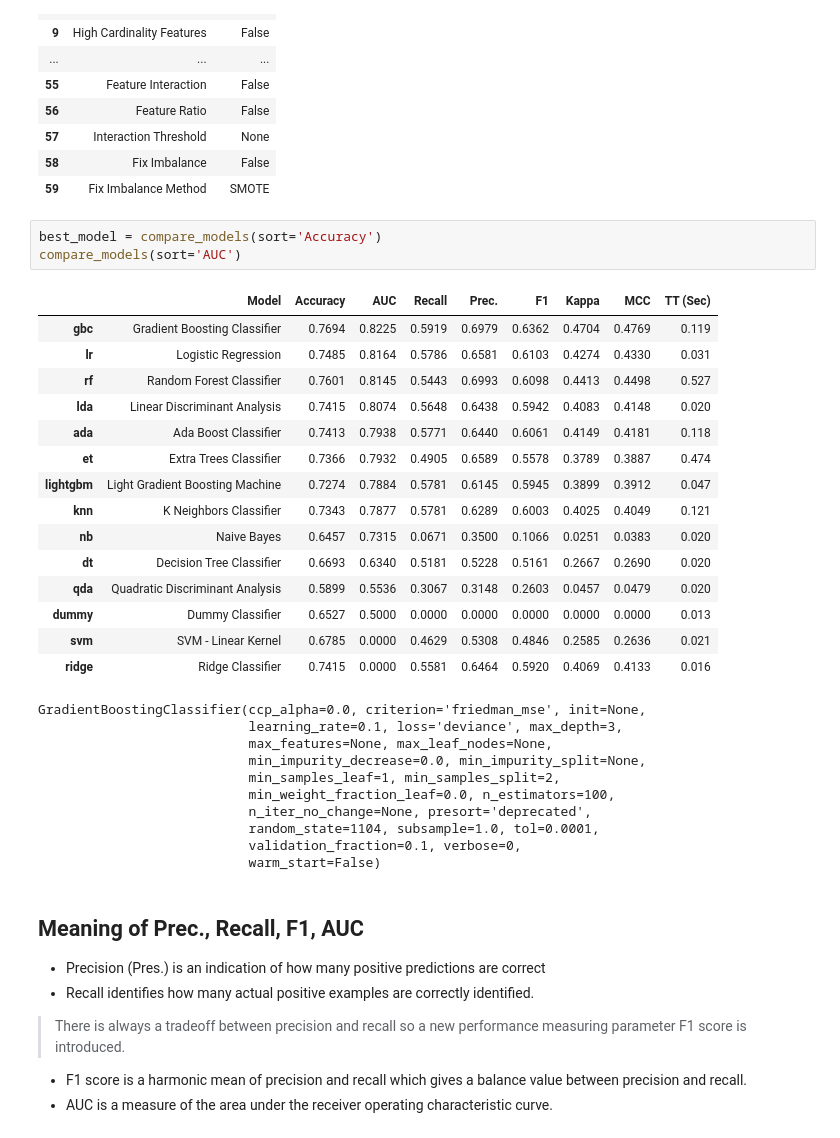
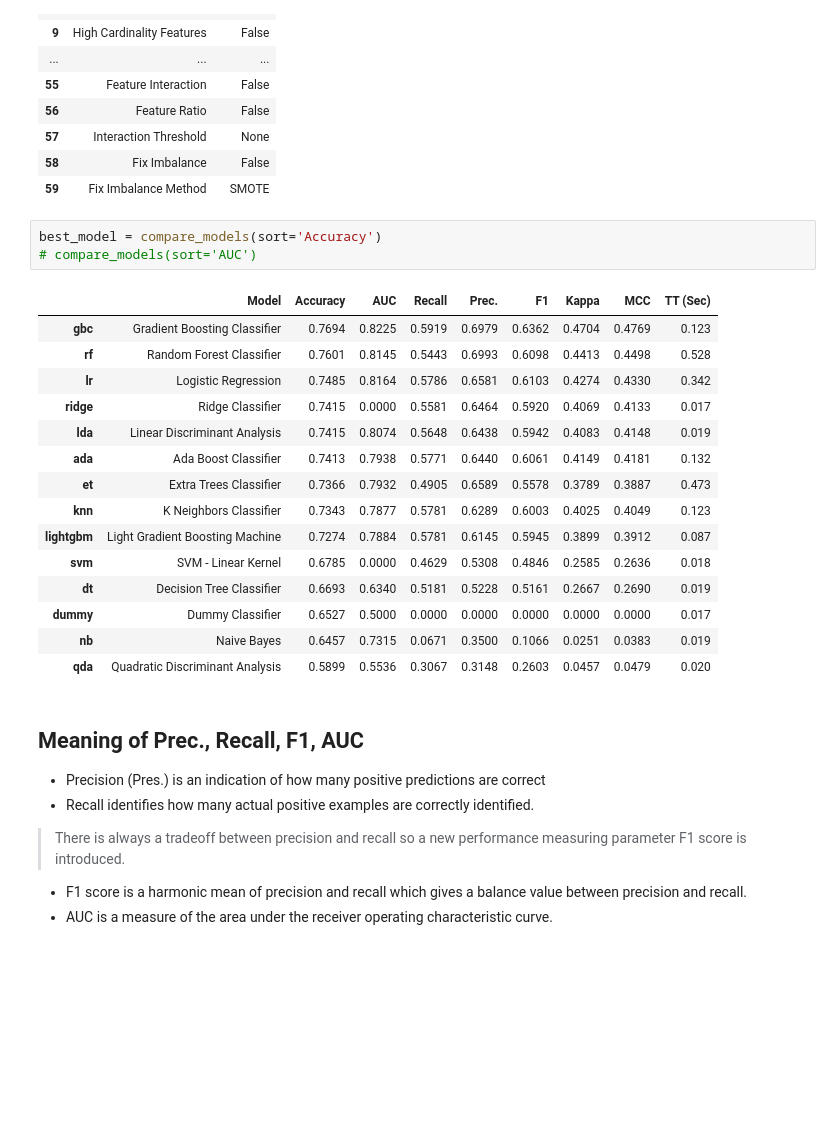
Before and after one commit to joung-jaeeun/pdm20, a Jupyter notebook: py-tensorflow/DL4-autoML/diabetes_autoML_df_df2.ipynb, the cells around one changed output. Drawn from its saved outputs; the diff is of its cells as text; blank space fills up the shorter version.

```diff
--- a/py-tensorflow/DL4-autoML/diabetes_autoML_df_df2.ipynb
+++ b/py-tensorflow/DL4-autoML/diabetes_autoML_df_df2.ipynb
@@ -300,33 +300,23 @@ clf = setup(data = data, target = 'Outcome', session_id=1104,
 | 59 | Fix Imbalance Method | SMOTE |
 # %%
 best_model = compare_models(sort='Accuracy')
-compare_models(sort='AUC')
+# compare_models(sort='AUC')
 # %% [output]
 |  | Model | Accuracy | AUC | Recall | Prec. | F1 | Kappa | MCC | TT (Sec) |
-| gbc | Gradient Boosting Classifier | 0.7694 | 0.8225 | 0.5919 | 0.6979 | 0.6362 | 0.4704 | 0.4769 | 0.119 |
-| lr | Logistic Regression | 0.7485 | 0.8164 | 0.5786 | 0.6581 | 0.6103 | 0.4274 | 0.4330 | 0.031 |
-| rf | Random Forest Classifier | 0.7601 | 0.8145 | 0.5443 | 0.6993 | 0.6098 | 0.4413 | 0.4498 | 0.527 |
-| lda | Linear Discriminant Analysis | 0.7415 | 0.8074 | 0.5648 | 0.6438 | 0.5942 | 0.4083 | 0.4148 | 0.020 |
-| ada | Ada Boost Classifier | 0.7413 | 0.7938 | 0.5771 | 0.6440 | 0.6061 | 0.4149 | 0.4181 | 0.118 |
-| et | Extra Trees Classifier | 0.7366 | 0.7932 | 0.4905 | 0.6589 | 0.5578 | 0.3789 | 0.3887 | 0.474 |
-| lightgbm | Light Gradient Boosting Machine | 0.7274 | 0.7884 | 0.5781 | 0.6145 | 0.5945 | 0.3899 | 0.3912 | 0.047 |
-| knn | K Neighbors Classifier | 0.7343 | 0.7877 | 0.5781 | 0.6289 | 0.6003 | 0.4025 | 0.4049 | 0.121 |
-| nb | Naive Bayes | 0.6457 | 0.7315 | 0.0671 | 0.3500 | 0.1066 | 0.0251 | 0.0383 | 0.020 |
-| dt | Decision Tree Classifier | 0.6693 | 0.6340 | 0.5181 | 0.5228 | 0.5161 | 0.2667 | 0.2690 | 0.020 |
+| gbc | Gradient Boosting Classifier | 0.7694 | 0.8225 | 0.5919 | 0.6979 | 0.6362 | 0.4704 | 0.4769 | 0.123 |
+| rf | Random Forest Classifier | 0.7601 | 0.8145 | 0.5443 | 0.6993 | 0.6098 | 0.4413 | 0.4498 | 0.528 |
+| lr | Logistic Regression | 0.7485 | 0.8164 | 0.5786 | 0.6581 | 0.6103 | 0.4274 | 0.4330 | 0.342 |
+| ridge | Ridge Classifier | 0.7415 | 0.0000 | 0.5581 | 0.6464 | 0.5920 | 0.4069 | 0.4133 | 0.017 |
+| lda | Linear Discriminant Analysis | 0.7415 | 0.8074 | 0.5648 | 0.6438 | 0.5942 | 0.4083 | 0.4148 | 0.019 |
+| ada | Ada Boost Classifier | 0.7413 | 0.7938 | 0.5771 | 0.6440 | 0.6061 | 0.4149 | 0.4181 | 0.132 |
+| et | Extra Trees Classifier | 0.7366 | 0.7932 | 0.4905 | 0.6589 | 0.5578 | 0.3789 | 0.3887 | 0.473 |
+| knn | K Neighbors Classifier | 0.7343 | 0.7877 | 0.5781 | 0.6289 | 0.6003 | 0.4025 | 0.4049 | 0.123 |
+| lightgbm | Light Gradient Boosting Machine | 0.7274 | 0.7884 | 0.5781 | 0.6145 | 0.5945 | 0.3899 | 0.3912 | 0.087 |
+| svm | SVM - Linear Kernel | 0.6785 | 0.0000 | 0.4629 | 0.5308 | 0.4846 | 0.2585 | 0.2636 | 0.018 |
+| dt | Decision Tree Classifier | 0.6693 | 0.6340 | 0.5181 | 0.5228 | 0.5161 | 0.2667 | 0.2690 | 0.019 |
+| dummy | Dummy Classifier | 0.6527 | 0.5000 | 0.0000 | 0.0000 | 0.0000 | 0.0000 | 0.0000 | 0.017 |
+| nb | Naive Bayes | 0.6457 | 0.7315 | 0.0671 | 0.3500 | 0.1066 | 0.0251 | 0.0383 | 0.019 |
 | qda | Quadratic Discriminant Analysis | 0.5899 | 0.5536 | 0.3067 | 0.3148 | 0.2603 | 0.0457 | 0.0479 | 0.020 |
-| dummy | Dummy Classifier | 0.6527 | 0.5000 | 0.0000 | 0.0000 | 0.0000 | 0.0000 | 0.0000 | 0.013 |
-| svm | SVM - Linear Kernel | 0.6785 | 0.0000 | 0.4629 | 0.5308 | 0.4846 | 0.2585 | 0.2636 | 0.021 |
-| ridge | Ridge Classifier | 0.7415 | 0.0000 | 0.5581 | 0.6464 | 0.5920 | 0.4069 | 0.4133 | 0.016 |
-GradientBoostingClassifier(ccp_alpha=0.0, criterion='friedman_mse', init=None,
-                           learning_rate=0.1, loss='deviance', max_depth=3,
-                           max_features=None, max_leaf_nodes=None,
-                           min_impurity_decrease=0.0, min_impurity_split=None,
-                           min_samples_leaf=1, min_samples_split=2,
-                           min_weight_fraction_leaf=0.0, n_estimators=100,
-                           n_iter_no_change=None, presort='deprecated',
-                           random_state=1104, subsample=1.0, tol=0.0001,
-                           validation_fraction=0.1, verbose=0,
-                           warm_start=False)
 # %% [markdown]
 ## Meaning of Prec., Recall,  F1, AUC
 - Precision (Pres.) is an indication of how many positive
```
Also changed, not shown: parts of 17 cells of this notebook.
